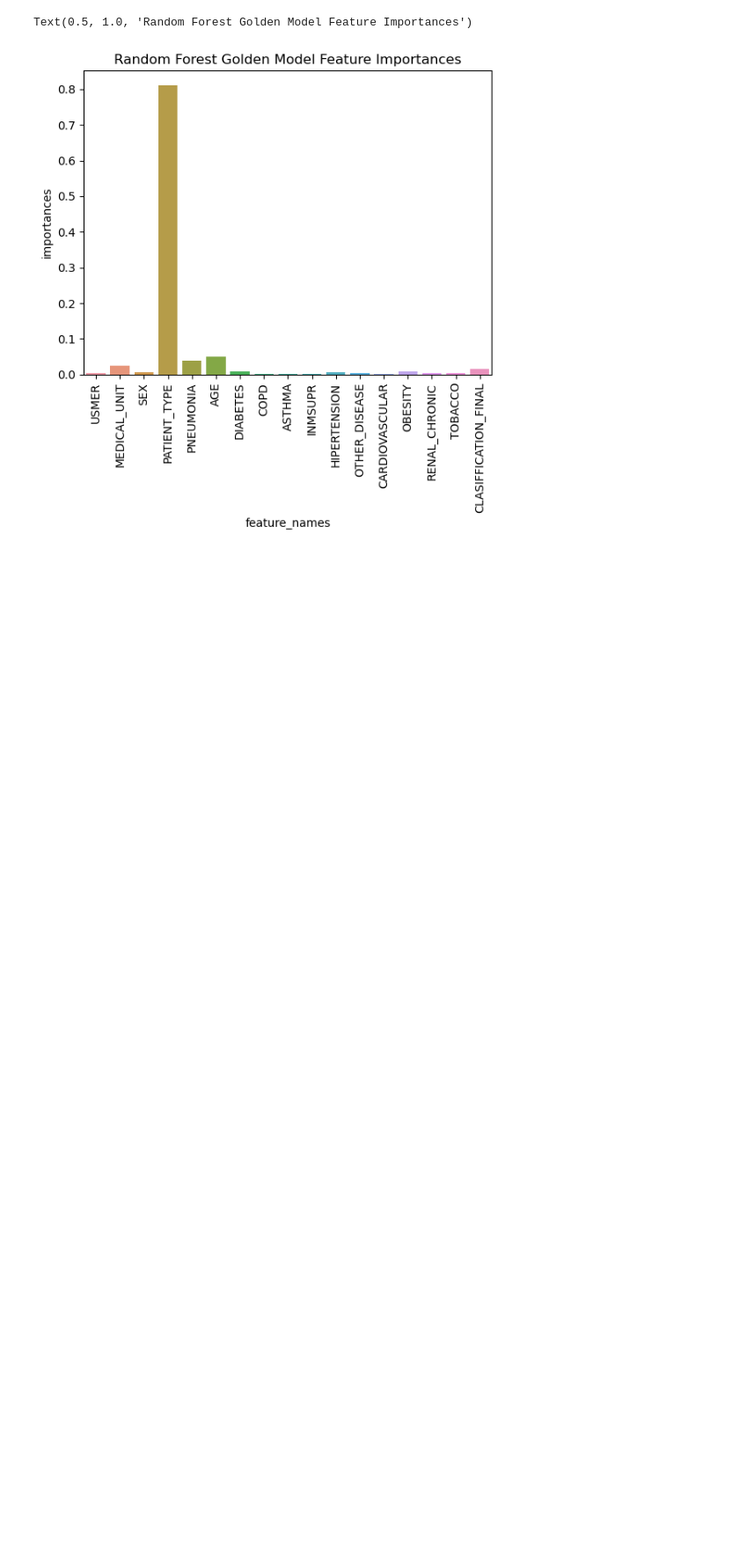
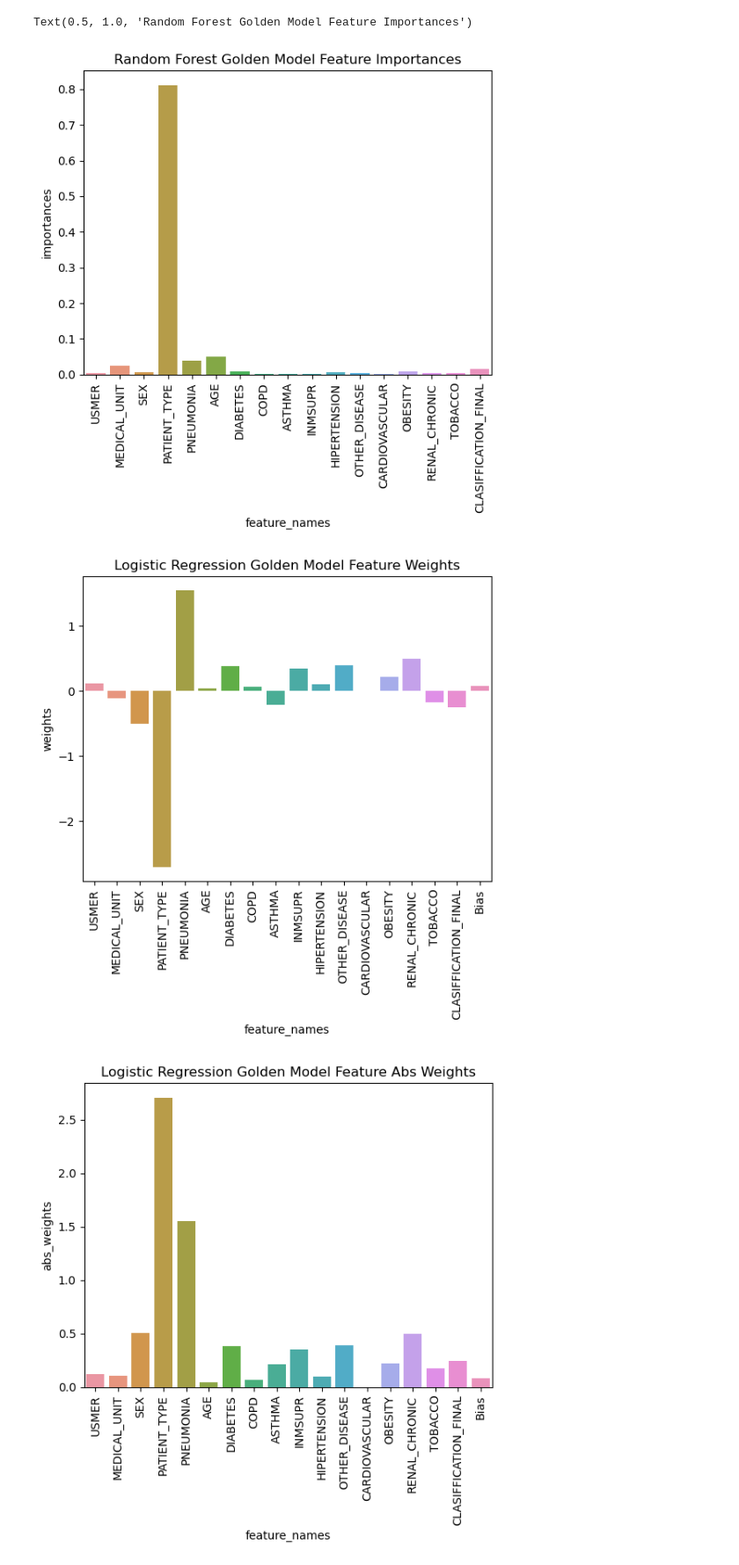
Before and after one commit to zixiangloh/AML_Spring23_G20_Final_Project, a Jupyter notebook: Data_Analysis_Visualization.ipynb, the cells around one changed output. Shown at 88% size. Drawn from its saved outputs; the diff is of its cells as text; code cells hidden in the pictures; blank space fills up the shorter version.

```diff
--- a/Data_Analysis_Visualization.ipynb
+++ b/Data_Analysis_Visualization.ipynb
@@ -606,10 +625,10 @@ F1 score: 0.5581112081041029
 lr3 = LogisticRegression(random_state=0, n_jobs=-1)
 
 # Train the model
-lr3.fit(X_train_rus, y_train_rus)
+lr3.fit(X_train_rus_lr, y_train_rus)
 
 # Generate predictions for the test data
-y_pred = lr3.predict(X_test)
+y_pred = lr3.predict(X_test_lr)
 
 # Calculate performance metrics
 accuracy = accuracy_score(y_test, y_pred)
@@ -977,10 +996,10 @@ param_grid = {'C': [0.001, 0.01, 0.1, 1, 10, 100], 'penalty': ['l1', 'l2']}
 
 # Perform grid search with 5-fold cross-validation
 grid_search_lr = GridSearchCV(lr_cv, param_grid, cv=5, n_jobs=-1, scoring="f1")
-grid_search_lr.fit(X_train_rus, y_train_rus)
+grid_search_lr.fit(X_train_rus_lr, y_train_rus)
 
 # Print the best hyperparameters and corresponding F1
 print('Best hyperparameters:', grid_search_lr.best_params_)
-print('Best F1:', f1_score(y_test, grid_search_lr.predict(X_test)))
+print('Best F1:', f1_score(y_test, grid_search_lr.predict(X_test_lr)))
 # %% [output]
 Best hyperparameters: {'C': 0.01, 'penalty': 'l2'}
@@ -1052,10 +1071,10 @@ Best f1: 0.5709301214033075
 # Using the best parameters we are going to train a golden model
 
 lr_golden_model = LogisticRegression(random_state=0, solver='liblinear', **grid_search_lr.best_params_)
-lr_golden_model.fit(X_train_rus, y_train_rus)
+lr_golden_model.fit(X_train_rus_lr, y_train_rus)
 
 # Generate predictions for the test data
-y_pred = lr_golden_model.predict(X_test)
+y_pred = lr_golden_model.predict(X_test_lr)
 
 # Calculate performance metrics
 accuracy = accuracy_score(y_test, y_pred)
@@ -1143,3 +1162,21 @@ ax.set_title("Random Forest Golden Model Feature Importances")
 # %% [output]
 Text(0.5, 1.0, 'Random Forest Golden Model Feature Importances')
 [figure]
+# %%
+# LR Golden Model Feature Weights
+lr_importances_df = pd.DataFrame.from_dict({"feature_names": lr_golden_model.feature_names_in_,
+                                            "weights": list(np.squeeze(lr_golden_model.coef_))})
+ax = sns.barplot(x=lr_importances_df["feature_names"], y=lr_importances_df["weights"])
+ax.set_xticklabels(ax.get_xticklabels(), rotation=90)
+ax.set_title("Logistic Regression Golden Model Feature Weights")
+plt.show()
+
+lr_importances_df = pd.DataFrame.from_dict({"feature_names": lr_golden_model.feature_names_in_,
+                                            "abs_weights": list(np.abs(np.squeeze(lr_golden_model.coef_)))})
+ax = sns.barplot(x=lr_importances_df["feature_names"], y=lr_importances_df["abs_weights"])
+ax.set_xticklabels(ax.get_xticklabels(), rotation=90)
+ax.set_title("Logistic Regression Golden Model Feature Abs Weights")
+plt.show()
+# %% [output]
+[figure, added]
+[figure, added]
```
Also changed, not shown: parts of 14 cells of this notebook.
